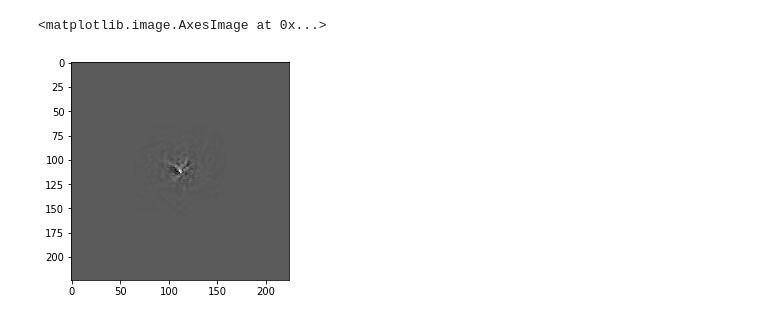
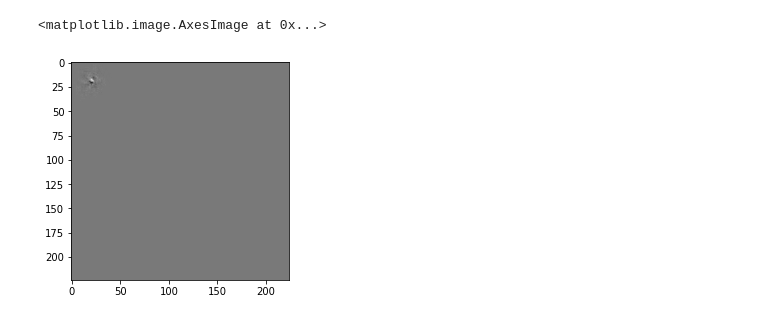
Before and after one commit to CarlosFontaneli/interpreting-neural-networks, a Jupyter notebook: experiments/vess_map_gradient_analysis.ipynb, the cells around one changed output. Drawn from its saved outputs; the diff is of its cells as text; code cells hidden in the pictures.

```diff
--- a/experiments/vess_map_gradient_analysis.ipynb
+++ b/experiments/vess_map_gradient_analysis.ipynb
@@ -54,23 +54,23 @@ images, masks, skeletons = images.to(device), masks.to(device), skeletons.to(dev
 # %%
 # Getting ONE gradient
 input_image = images[2].unsqueeze(0)
 input_image.requires_grad_()  # Ensure gradients are tracked for input_image
 
 out = model(input_image)
 
-x = 112
-y = 112
+x = 20
+y = 20
 score = out[0, 1, x, y]
 
 score.backward()  # invoke backward to compute gradients
 
 # Access the gradients from input_image, not from 'out'
 gradient = input_image.grad
 
 plt.imshow(gradient[0, 0, :, :].detach().cpu().numpy(), cmap='gray')
 # %% [output]
 <matplotlib.image.AxesImage at 0x...>
-[figure, old version]
+[figure, new version]
 # %%
 def positive_score(out, target = 1):
   search_domain = out[0, :, :]
```
Also changed, not shown: parts of 4 cells of this notebook, 2 other files.
